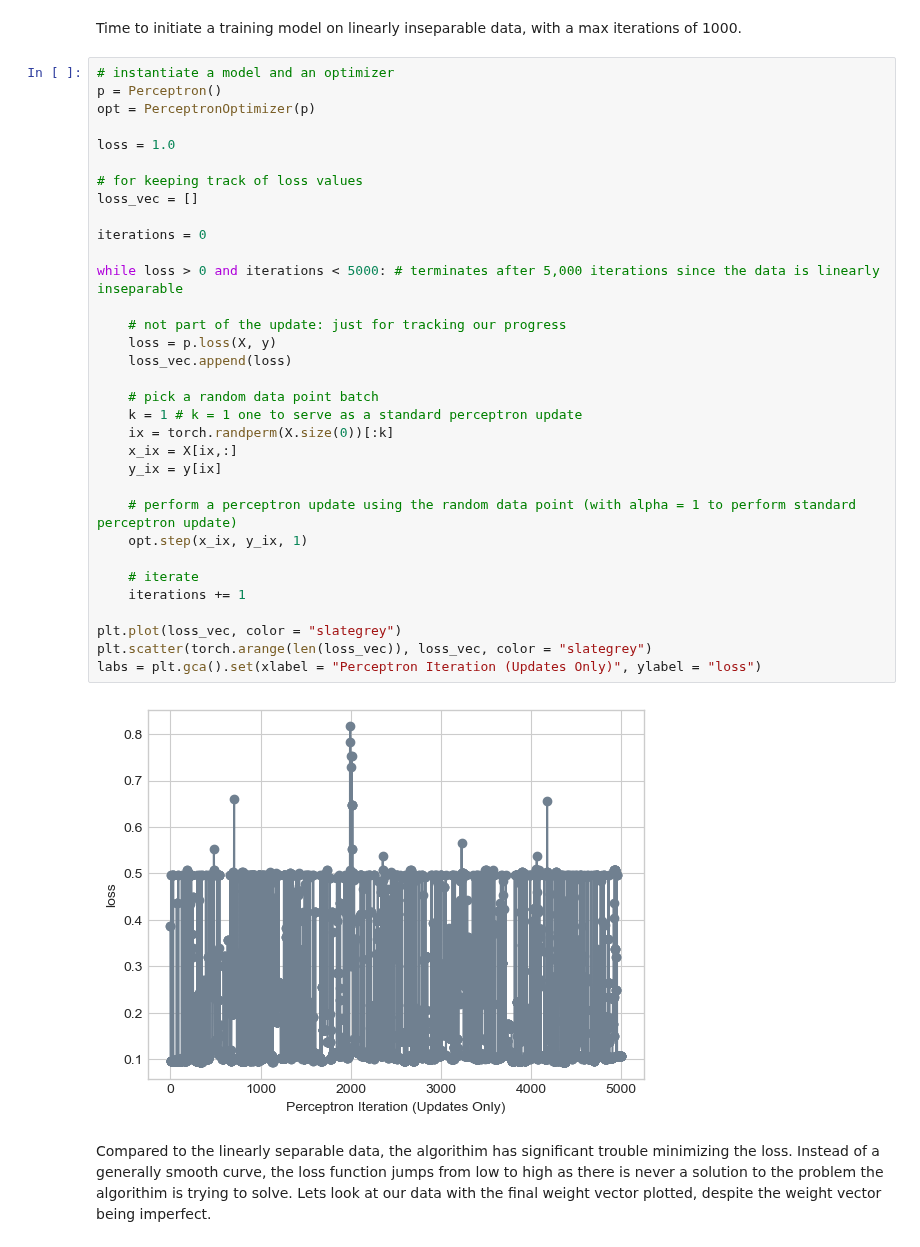
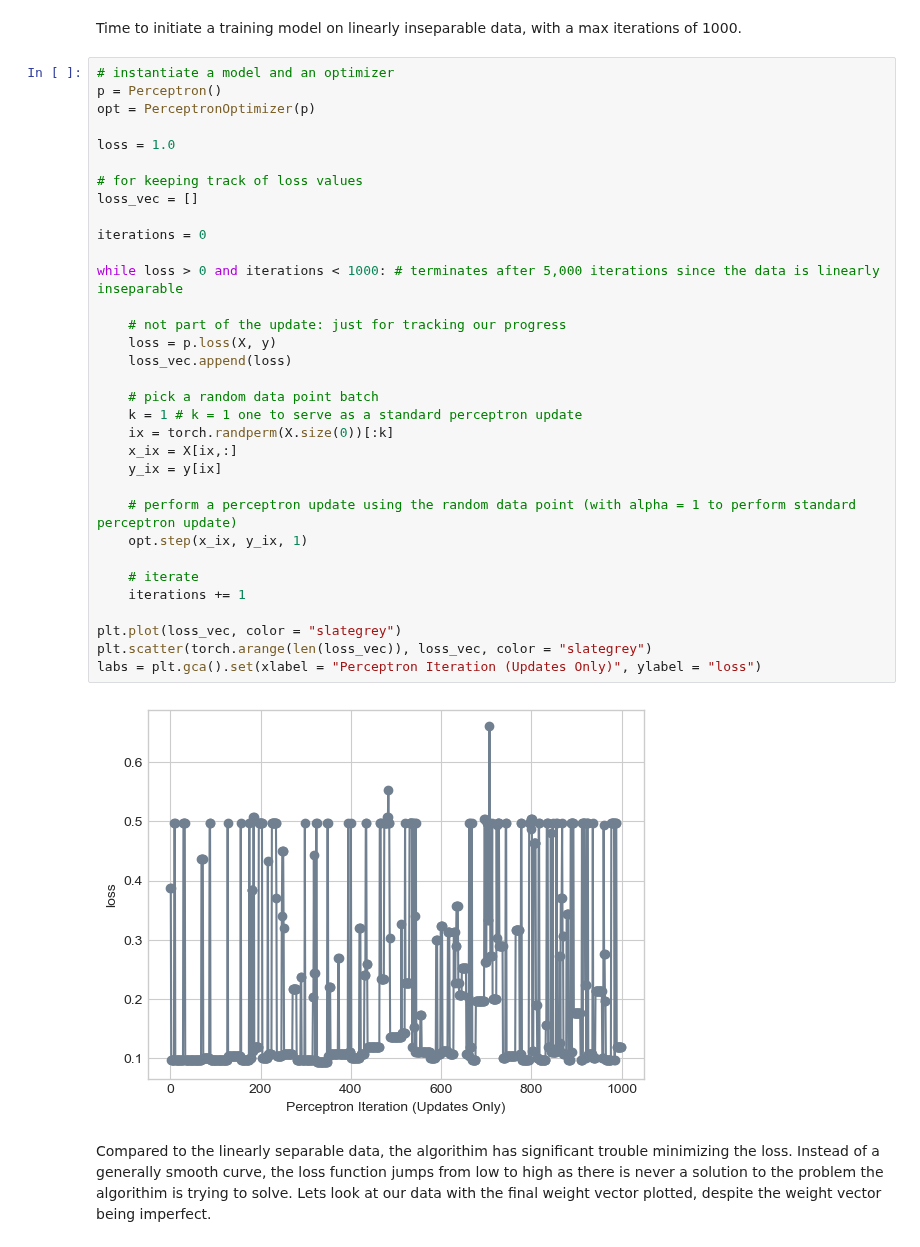
Before and after one commit to Nibsquatch/Nibsquatch.github.io, a Jupyter notebook: posts/Blog 4/index.ipynb, the cells around one changed output. Cells and saved outputs as stored; diff of their text form.

```diff
--- a/posts/Blog 4/index.ipynb
+++ b/posts/Blog 4/index.ipynb
@@ -157,35 +154,35 @@ p = Perceptron()
 opt = PerceptronOptimizer(p)
 
 loss = 1.0
 
 # for keeping track of loss values
 loss_vec = []
 
 iterations = 0
 
-while loss > 0 and iterations < 5000: # terminates after 5,000 iterations since the data is linearly inseparable
+while loss > 0 and iterations < 1000: # terminates after 5,000 iterations since the data is linearly inseparable
 
     # not part of the update: just for tracking our progress
     loss = p.loss(X, y)
     loss_vec.append(loss)
 
     # pick a random data point batch
     k = 1 # k = 1 one to serve as a standard perceptron update
     ix = torch.randperm(X.size(0))[:k]
     x_ix = X[ix,:]
     y_ix = y[ix]
 
     # perform a perceptron update using the random data point (with alpha = 1 to perform standard perceptron update)
     opt.step(x_ix, y_ix, 1)
 
     # iterate
     iterations += 1
 
 plt.plot(loss_vec, color = "slategrey")
 plt.scatter(torch.arange(len(loss_vec)), loss_vec, color = "slategrey")
 labs = plt.gca().set(xlabel = "Perceptron Iteration (Updates Only)", ylabel = "loss")
 # %% [output]
-[figure, old version]
+[figure, new version]
 # %% [markdown]
 Compared to the linearly separable data, the algorithim has significant trouble minimizing the loss. Instead of a generally smooth curve, the loss function jumps from low to high as there is never a solution to the problem the algorithim is trying to solve. Lets look at our data with the final weight vector plotted, despite the weight vector being imperfect.
 # %%
```
Also changed, not shown: parts of 11 cells of this notebook, 12 other files.
